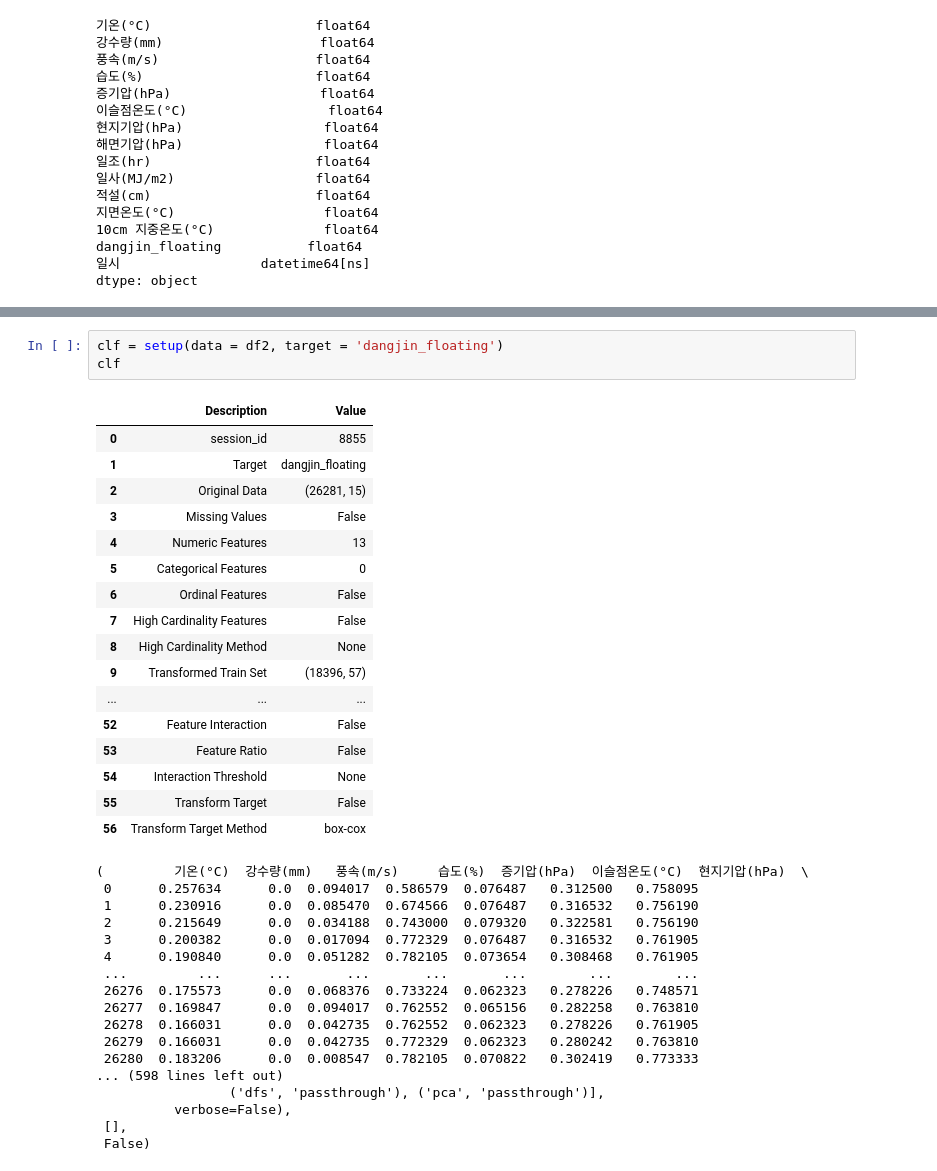
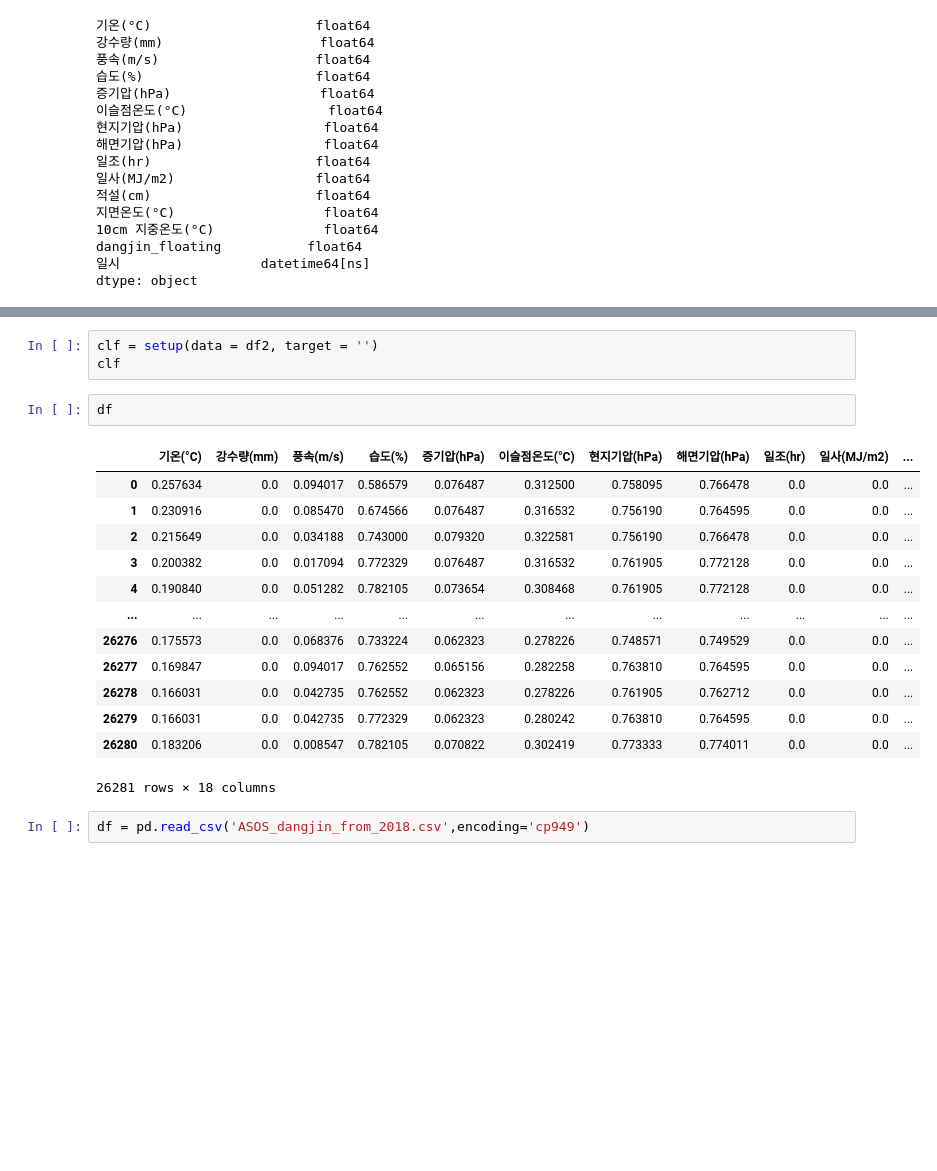
Before and after one commit to mini-song/Graduation-Project, a Jupyter notebook: 논문_변수중요도.ipynb, the cells around one changed output, grey strips where cells are left out. Saved outputs shown, nothing was run; the diff lists cells and outputs as text; blank space fills up the shorter version.

```diff
--- a/논문_변수중요도.ipynb
+++ b/논문_변수중요도.ipynb
@@ -264,38 +378,21 @@ from pycaret.regression import *
 # %%
-clf = setup(data = df2, target = 'dangjin_floating')
+clf = setup(data = df2, target = '')
 clf
-# %% [output]
-|  | Description | Value |
-| 0 | session_id | 8855 |
-| 1 | Target | dangjin_floating |
-| 2 | Original Data | (26281, 15) |
-| 3 | Missing Values | False |
-| 4 | Numeric Features | 13 |
-| 5 | Categorical Features | 0 |
-| 6 | Ordinal Features | False |
-| 7 | High Cardinality Features | False |
-| 8 | High Cardinality Method | None |
-| 9 | Transformed Train Set | (18396, 57) |
-| ... | ... | ... |
-| 52 | Feature Interaction | False |
-| 53 | Feature Ratio | False |
-| 54 | Interaction Threshold | None |
-| 55 | Transform Target | False |
-| 56 | Transform Target Method | box-cox |
-(         기온(°C)  강수량(mm)   풍속(m/s)     습도(%)  증기압(hPa)  이슬점온도(°C)  현지기압(hPa)  \
- 0      0.257634      0.0  0.094017  0.586579  0.076487   0.312500   0.758095
- 1      0.230916      0.0  0.085470  0.674566  0.076487   0.316532   0.756190
- 2      0.215649      0.0  0.034188  0.743000  0.079320   0.322581   0.756190
- 3      0.200382      0.0  0.017094  0.772329  0.076487   0.316532   0.761905
- 4      0.190840      0.0  0.051282  0.782105  0.073654   0.308468   0.761905
- ...         ...      ...       ...       ...       ...        ...        ...
- 26276  0.175573      0.0  0.068376  0.733224  0.062323   0.278226   0.748571
- 26277  0.169847      0.0  0.094017  0.762552  0.065156   0.282258   0.763810
- 26278  0.166031      0.0  0.042735  0.762552  0.062323   0.278226   0.761905
- 26279  0.166031      0.0  0.042735  0.772329  0.062323   0.280242   0.763810
- 26280  0.183206      0.0  0.008547  0.782105  0.070822   0.302419   0.773333
-... (598 lines left out)
-                 ('dfs', 'passthrough'), ('pca', 'passthrough')],
-          verbose=False),
- [],
- False)
+# %%
+df
+# %% [output]
+|  | 기온(°C) | 강수량(mm) | 풍속(m/s) | 습도(%) | 증기압(hPa) | 이슬점온도(°C) | 현지기압(hPa) | 해면기압(hPa) | 일조(hr) | 일사(MJ/m2) | ... |
+| 0 | 0.257634 | 0.0 | 0.094017 | 0.586579 | 0.076487 | 0.312500 | 0.758095 | 0.766478 | 0.0 | 0.0 | ... |
+| 1 | 0.230916 | 0.0 | 0.085470 | 0.674566 | 0.076487 | 0.316532 | 0.756190 | 0.764595 | 0.0 | 0.0 | ... |
+| 2 | 0.215649 | 0.0 | 0.034188 | 0.743000 | 0.079320 | 0.322581 | 0.756190 | 0.766478 | 0.0 | 0.0 | ... |
+| 3 | 0.200382 | 0.0 | 0.017094 | 0.772329 | 0.076487 | 0.316532 | 0.761905 | 0.772128 | 0.0 | 0.0 | ... |
+| 4 | 0.190840 | 0.0 | 0.051282 | 0.782105 | 0.073654 | 0.308468 | 0.761905 | 0.772128 | 0.0 | 0.0 | ... |
+| ... | ... | ... | ... | ... | ... | ... | ... | ... | ... | ... | ... |
+| 26276 | 0.175573 | 0.0 | 0.068376 | 0.733224 | 0.062323 | 0.278226 | 0.748571 | 0.749529 | 0.0 | 0.0 | ... |
+| 26277 | 0.169847 | 0.0 | 0.094017 | 0.762552 | 0.065156 | 0.282258 | 0.763810 | 0.764595 | 0.0 | 0.0 | ... |
+| 26278 | 0.166031 | 0.0 | 0.042735 | 0.762552 | 0.062323 | 0.278226 | 0.761905 | 0.762712 | 0.0 | 0.0 | ... |
+| 26279 | 0.166031 | 0.0 | 0.042735 | 0.772329 | 0.062323 | 0.280242 | 0.763810 | 0.764595 | 0.0 | 0.0 | ... |
+| 26280 | 0.183206 | 0.0 | 0.008547 | 0.782105 | 0.070822 | 0.302419 | 0.773333 | 0.774011 | 0.0 | 0.0 | ... |
+26281 rows × 18 columns
+# %%
+df = pd.read_csv('ASOS_dangjin_from_2018.csv',encoding='cp949')
```
Also changed, not shown: parts of 21 cells of this notebook, 15 other files.
